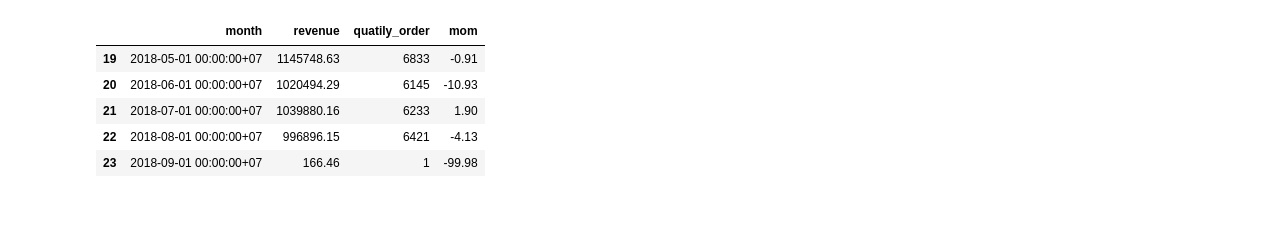
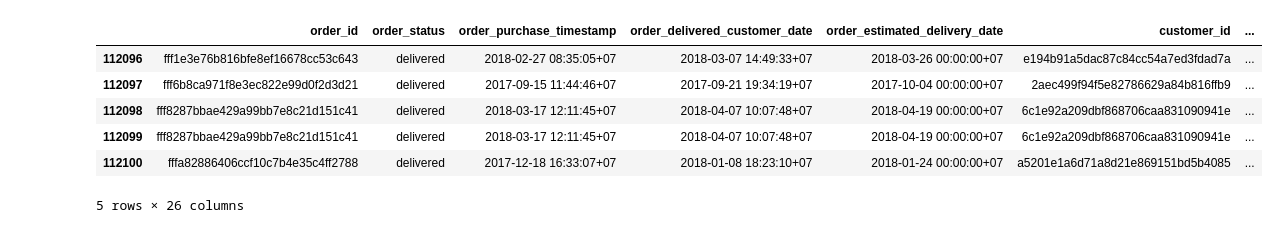
Before and after one commit to DaoNguyetMinh/ecommerce-data-analysis, a Jupyter notebook: Notebooks/Analyst.ipynb, the cells around one changed output. Drawn from its saved outputs; the diff is of its cells as text; code cells hidden in the pictures.

Commit message:
start again pandas analysis

```diff
--- a/Notebooks/Analyst.ipynb
+++ b/Notebooks/Analyst.ipynb
@@ -2,13 +2,30 @@
 import pandas as pd
 import matplotlib.pyplot as plt
 import seaborn as sns
+
+import warnings
+warnings.filterwarnings('ignore')
+
+df_final_dataset = pd.read_csv("data-analysis/final-ecommerce-dataset.csv")
 
 #Revenue
 df_revenue_by_month = pd.read_csv("data-analysis/revenue-by-month.csv")
 df_revenue_by_category = pd.read_csv("data-analysis/revenue-by-category.csv")
 df_revenue_by_customer_segment = pd.read_csv("data-analysis/revenue-by-customer-segment.csv")
 df_revenue_per_state = pd.read_csv("data-analysis/revenue-per-state.csv")
+
 #AOV
 df_aov_by_category = pd.read_csv("data-analysis/aov-by-category.csv")
 df_aov_by_customer_segment = pd.read_csv("data-analysis/aov-by-customer-segment.csv")
 df_aov_by_month = pd.read_csv("data-analysis/aov-by-month.csv")
+
+#Customer
+df_customer_type_over_time = pd.read_csv("data-analysis/customer-type-over-time.csv")
+df_customer_order_frequency_buckets = pd.read_csv("data-analysis/customer-order-frequency-buckets.csv")
+
+#Category
+df_growth_over_time = pd.read_csv("data-analysis/category-growth-over-time.csv")
+df_retention_category_rate = pd.read_csv("data-analysis/retention-category-rate.csv")
+
+#Seller
+df_top_seller_of_review_delivery = pd.read_csv("data-analysis/top-seller-of-review-delivery.csv")
@@ -17,9 +54,10 @@ df_aov_by_month = pd.read_csv("data-analysis/aov-by-month.csv")
 # %%
-df_revenue_by_month.tail()
+df_final_dataset.tail()
 # %% [output]
-|  | month | revenue | quatily_order | mom |
-| 19 | 2018-05-01 00:00:00+07 | 1145748.63 | 6833 | -0.91 |
-| 20 | 2018-06-01 00:00:00+07 | 1020494.29 | 6145 | -10.93 |
-| 21 | 2018-07-01 00:00:00+07 | 1039880.16 | 6233 | 1.90 |
-| 22 | 2018-08-01 00:00:00+07 | 996896.15 | 6421 | -4.13 |
-| 23 | 2018-09-01 00:00:00+07 | 166.46 | 1 | -99.98 |
+|  | order_id | order_status | order_purchase_timestamp | order_delivered_customer_date | order_estimated_delivery_date | customer_id | ... |
+| 112096 | fff1e3e76b816bfe8ef16678cc53c643 | delivered | 2018-02-27 08:35:05+07 | 2018-03-07 14:49:33+07 | 2018-03-26 00:00:00+07 | e194b91a5dac87c84cc54a7ed3fdad7a | ... |
+| 112097 | fff6b8ca971f8e3ec822e99d0f2d3d21 | delivered | 2017-09-15 11:44:46+07 | 2017-09-21 19:34:19+07 | 2017-10-04 00:00:00+07 | 2aec499f94f5e82786629a84b816ffb9 | ... |
+| 112098 | fff8287bbae429a99bb7e8c21d151c41 | delivered | 2018-03-17 12:11:45+07 | 2018-04-07 10:07:48+07 | 2018-04-19 00:00:00+07 | 6c1e92a209dbf868706caa831090941e | ... |
+| 112099 | fff8287bbae429a99bb7e8c21d151c41 | delivered | 2018-03-17 12:11:45+07 | 2018-04-07 10:07:48+07 | 2018-04-19 00:00:00+07 | 6c1e92a209dbf868706caa831090941e | ... |
+| 112100 | fffa82886406ccf10c7b4e35c4ff2788 | delivered | 2017-12-18 16:33:07+07 | 2018-01-08 18:23:10+07 | 2018-01-24 00:00:00+07 | a5201e1a6d71a8d21e869151bd5b4085 | ... |
+5 rows × 26 columns
```
Also changed, not shown: parts of 53 cells of this notebook, 2 other files.
